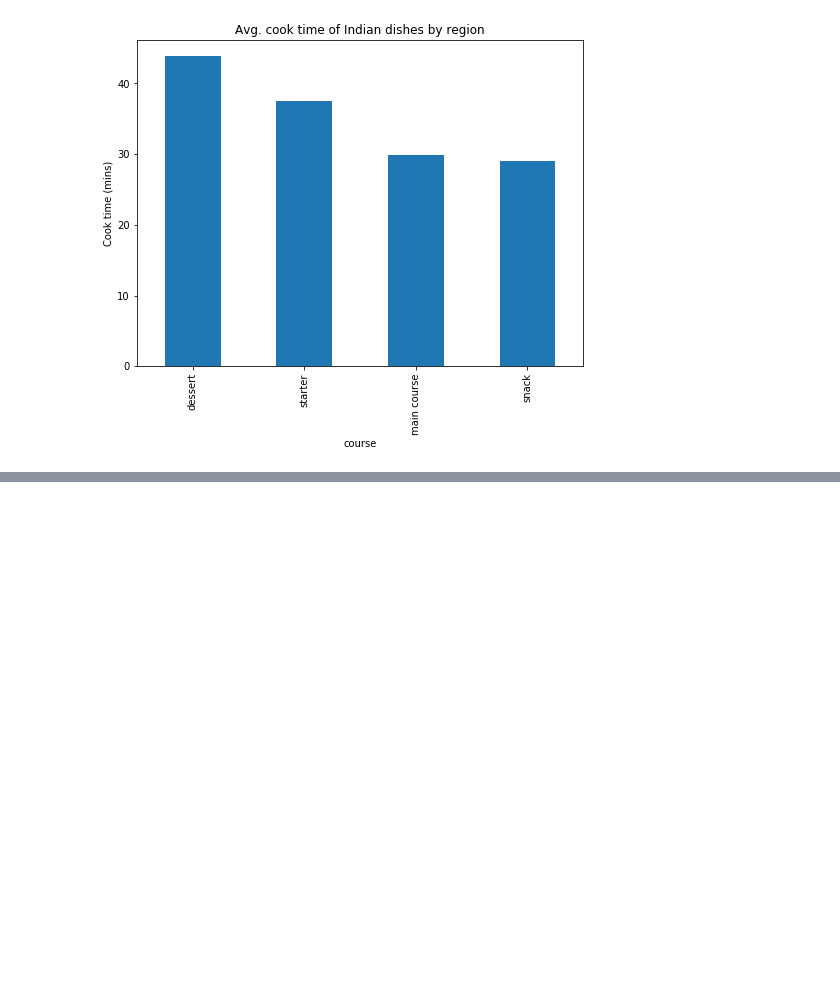
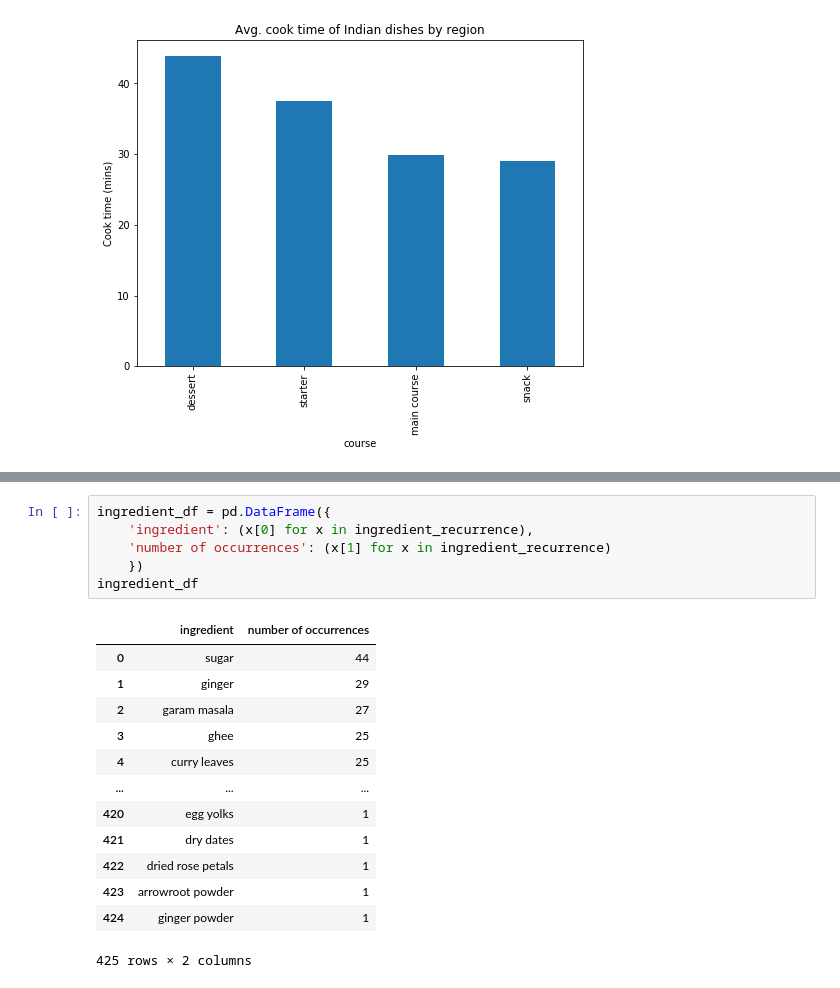
Before and after one commit to travis-tyler/indian_food_analysis, a Jupyter notebook: code/indian_food_analysis.ipynb, the cells around one changed output, grey strips where cells are left out. Saved outputs shown, nothing was run; the diff lists cells and outputs as text; blank space fills up the shorter version.

```diff
--- a/code/indian_food_analysis.ipynb
+++ b/code/indian_food_analysis.ipynb
@@ -122,0 +154,20 @@ Text(0, 0.5, 'Cook time (mins)')
+# %%
+ingredient_df = pd.DataFrame({
+    'ingredient': (x[0] for x in ingredient_recurrence),
+    'number of occurrences': (x[1] for x in ingredient_recurrence)
+    })
+ingredient_df
+# %% [output]
+|  | ingredient | number of occurrences |
+| 0 | sugar | 44 |
+| 1 | ginger | 29 |
+| 2 | garam masala | 27 |
+| 3 | ghee | 25 |
+| 4 | curry leaves | 25 |
+| ... | ... | ... |
+| 420 | egg yolks | 1 |
+| 421 | dry dates | 1 |
+| 422 | dried rose petals | 1 |
+| 423 | arrowroot powder | 1 |
+| 424 | ginger powder | 1 |
+425 rows × 2 columns
```
Also changed, not shown: parts of 3 cells of this notebook.
